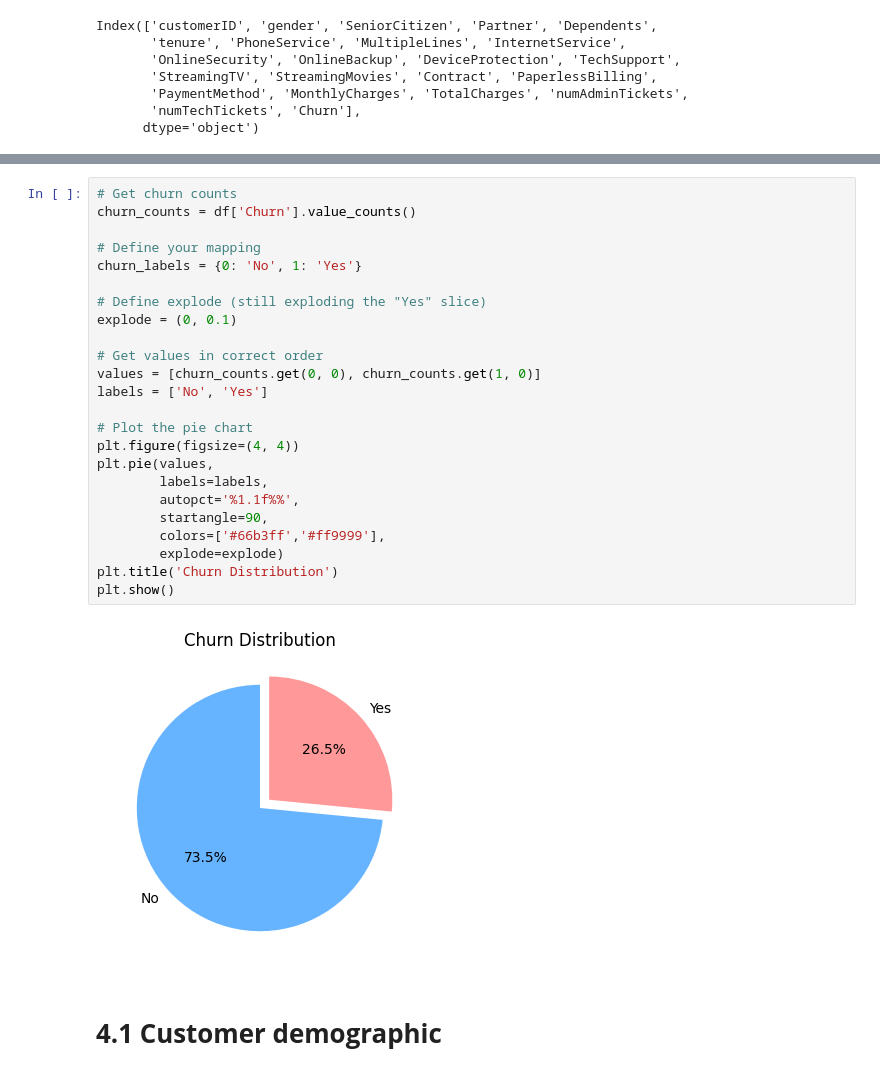
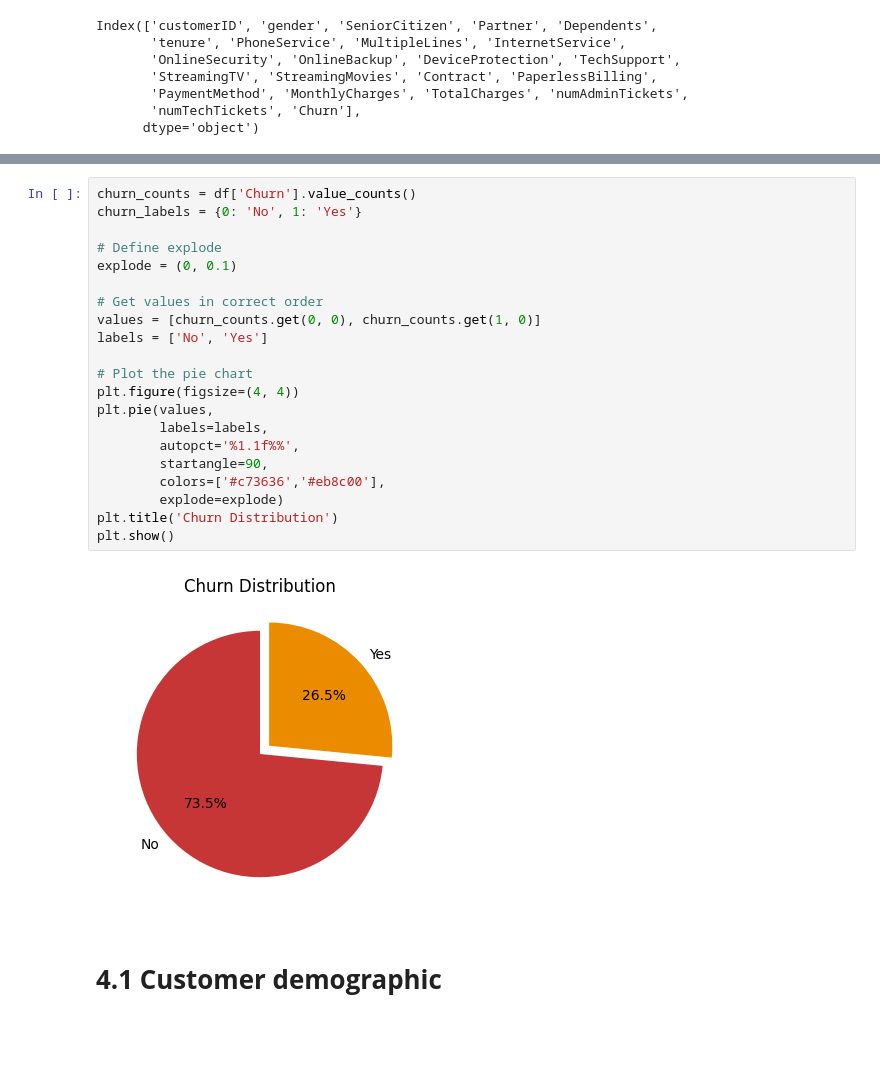
Before and after one commit to matthew0106/Customer_Churn_-PwC_Consulting_Case-, a Jupyter notebook: PwC Churn Analysis Project.ipynb, the cells around one changed output, grey strips where cells are left out. Drawn from its saved outputs; the diff is of its cells as text; blank space fills up the shorter version.

```diff
--- a/PwC Churn Analysis Project.ipynb
+++ b/PwC Churn Analysis Project.ipynb
@@ -174,29 +229,26 @@ dtype: int64
 # %%
-# Get churn counts
 churn_counts = df['Churn'].value_counts()
-
-# Define your mapping
 churn_labels = {0: 'No', 1: 'Yes'}
 
-# Define explode (still exploding the "Yes" slice)
+# Define explode
 explode = (0, 0.1)
 
 # Get values in correct order
 values = [churn_counts.get(0, 0), churn_counts.get(1, 0)]
 labels = ['No', 'Yes']
 
 # Plot the pie chart
 plt.figure(figsize=(4, 4))
 plt.pie(values,
         labels=labels,
         autopct='%1.1f%%',
         startangle=90,
-        colors=['#66b3ff','#ff9999'],
+        colors=['#c73636','#eb8c00'],
         explode=explode)
 plt.title('Churn Distribution')
 plt.show()
 # %% [output]
-[figure, old version]
+[figure, new version]
 # %% [markdown]
 # **4.1 Customer demographic**
 # %%
```
Also changed, not shown: parts of 33 cells of this notebook.
